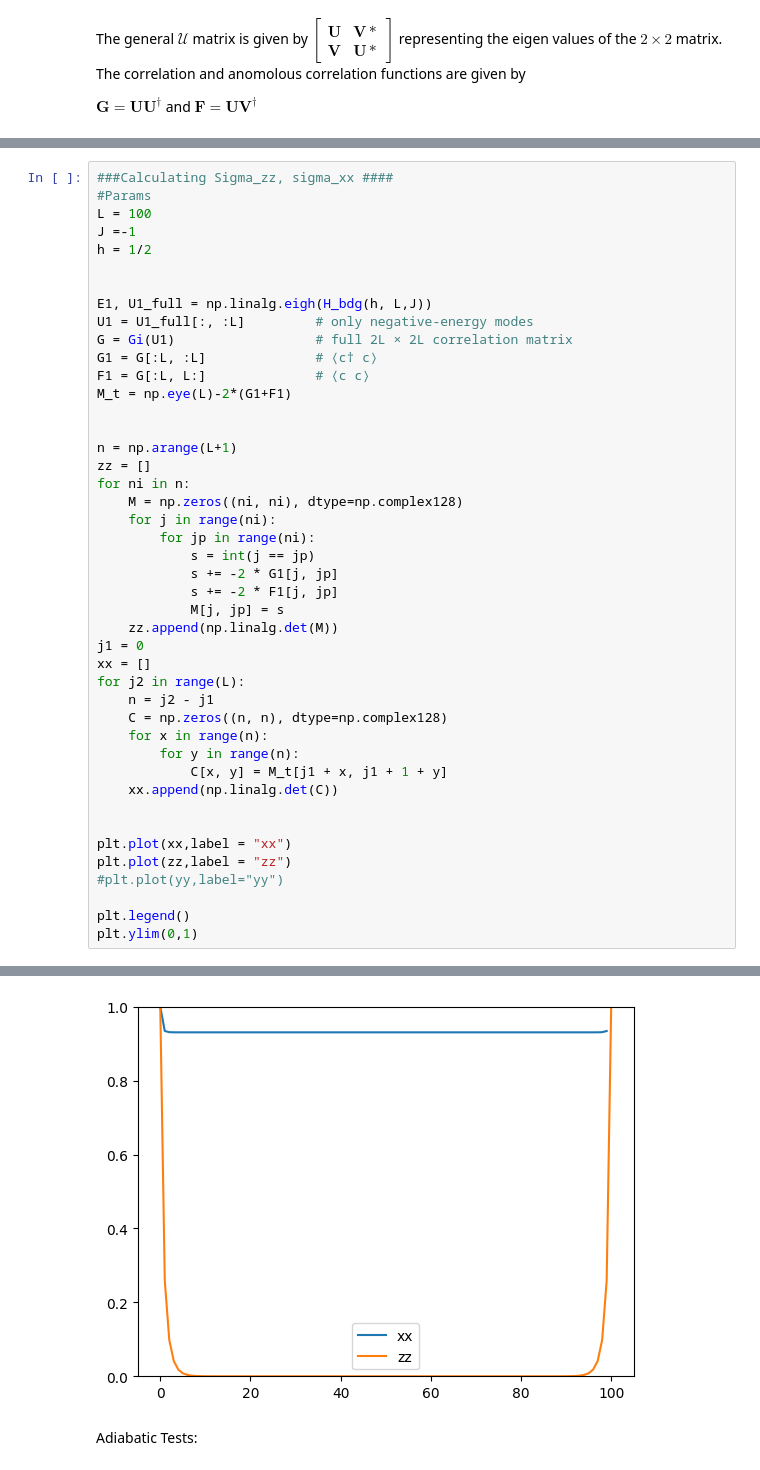
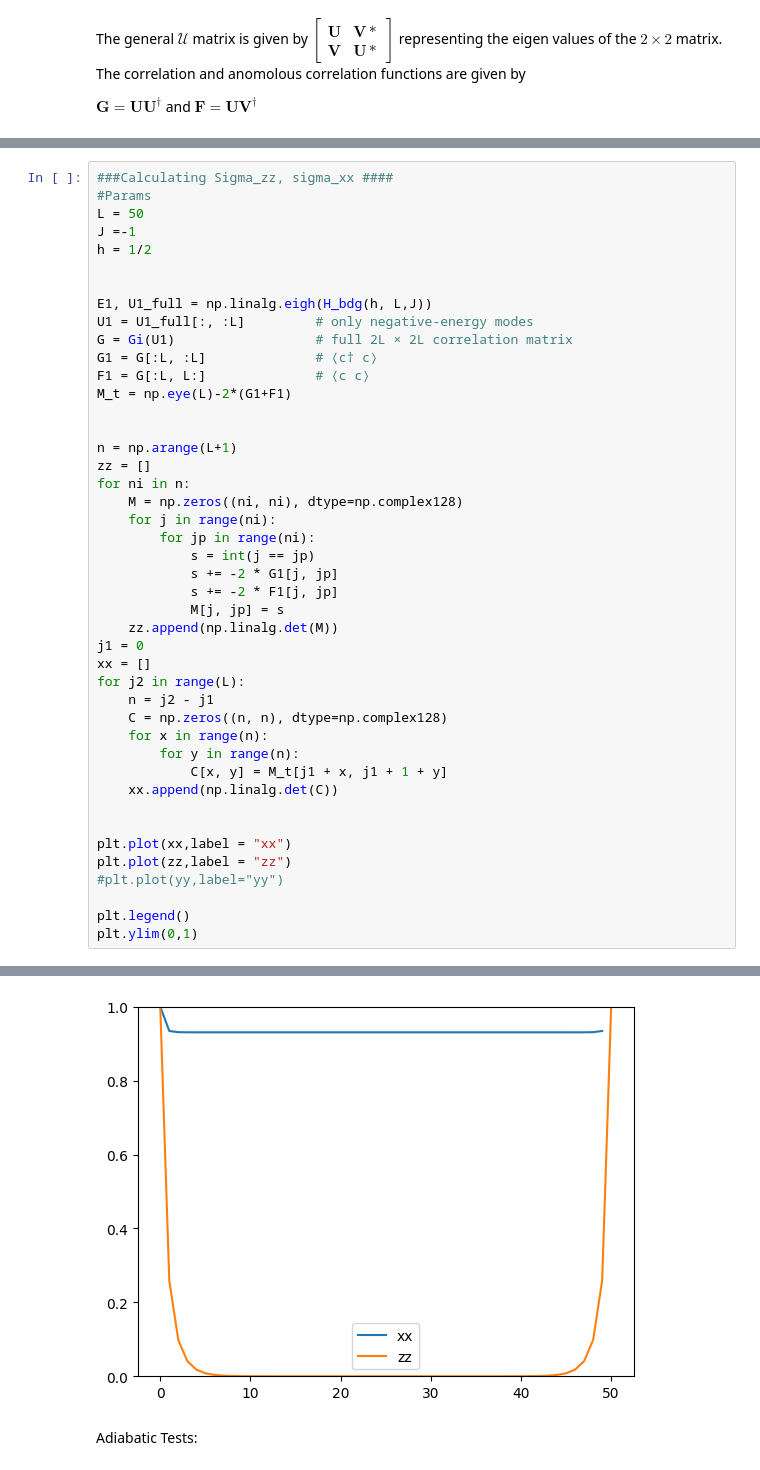
Before and after one commit to KristianMunnikhuis/subsystem_loschmidt_echo, a Jupyter notebook: scripts/mutual_info/exact_diag/TFIM_ground_state.ipynb, the cells around one changed output, grey strips where cells are left out. Cells and saved outputs as stored; diff of their text form.

```diff
--- a/scripts/mutual_info/exact_diag/TFIM_ground_state.ipynb
+++ b/scripts/mutual_info/exact_diag/TFIM_ground_state.ipynb
@@ -58,7 +61,7 @@ def H_bdg(h, L, J):
 # %%
 ###Calculating Sigma_zz, sigma_xx ####
 #Params
-L = 100
+L = 50
 J =-1
 h = 1/2
 
@@ -74,34 +77,34 @@ M_t = np.eye(L)-2*(G1+F1)
 n = np.arange(L+1)
 zz = []
 for ni in n:
     M = np.zeros((ni, ni), dtype=np.complex128)
     for j in range(ni):
         for jp in range(ni):
             s = int(j == jp)
             s += -2 * G1[j, jp]
             s += -2 * F1[j, jp]
             M[j, jp] = s
     zz.append(np.linalg.det(M))
 j1 = 0
 xx = []
 for j2 in range(L):
     n = j2 - j1
     C = np.zeros((n, n), dtype=np.complex128)
     for x in range(n):
         for y in range(n):
             C[x, y] = M_t[j1 + x, j1 + 1 + y]
     xx.append(np.linalg.det(C))
 
 
 plt.plot(xx,label = "xx")
 plt.plot(zz,label = "zz")
 #plt.plot(yy,label="yy")
 
 plt.legend()
 plt.ylim(0,1)
 # %% [output]
 (0.0, 1.0)
-[figure, old version]
+[figure, new version]
 # %% [markdown]
 Adiabatic Tests:
 # %%
```
Also changed, not shown: parts of 16 cells of this notebook, 1 other file.
